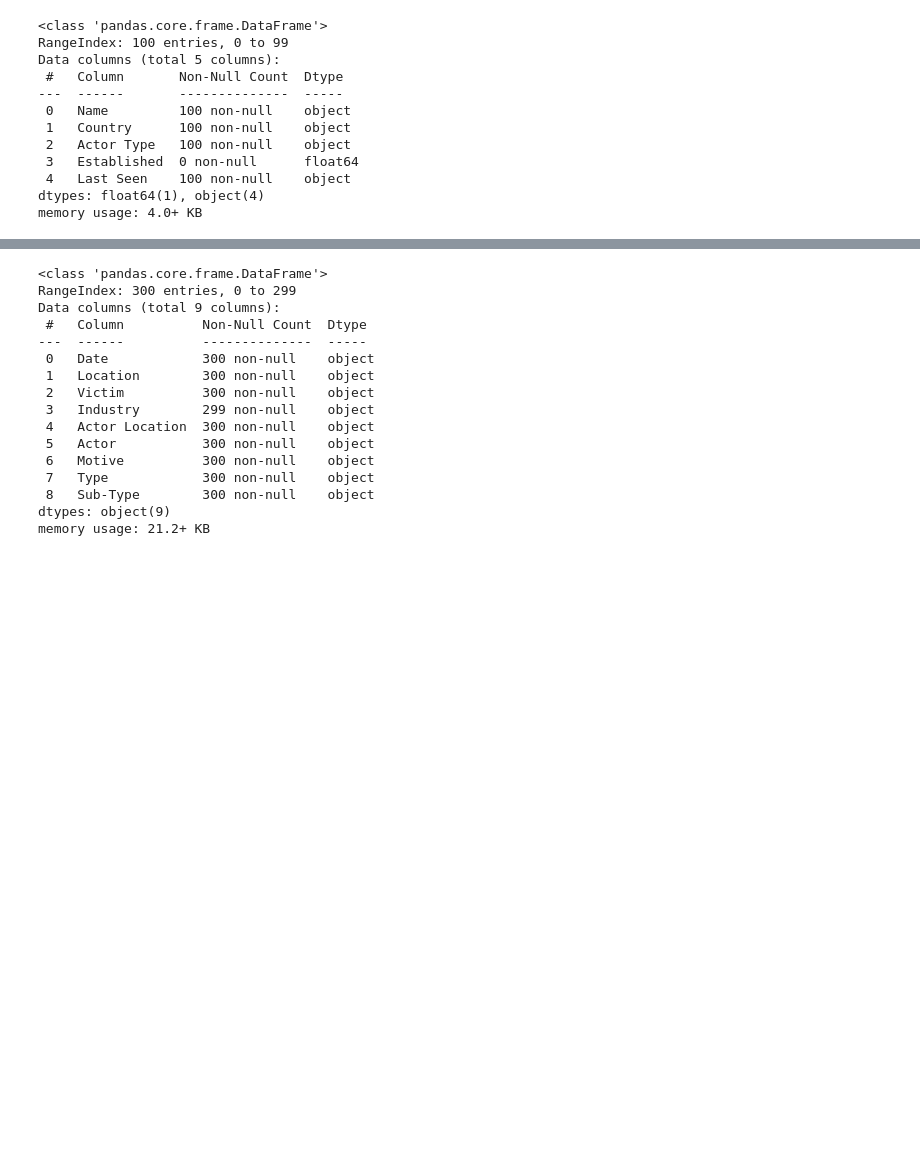
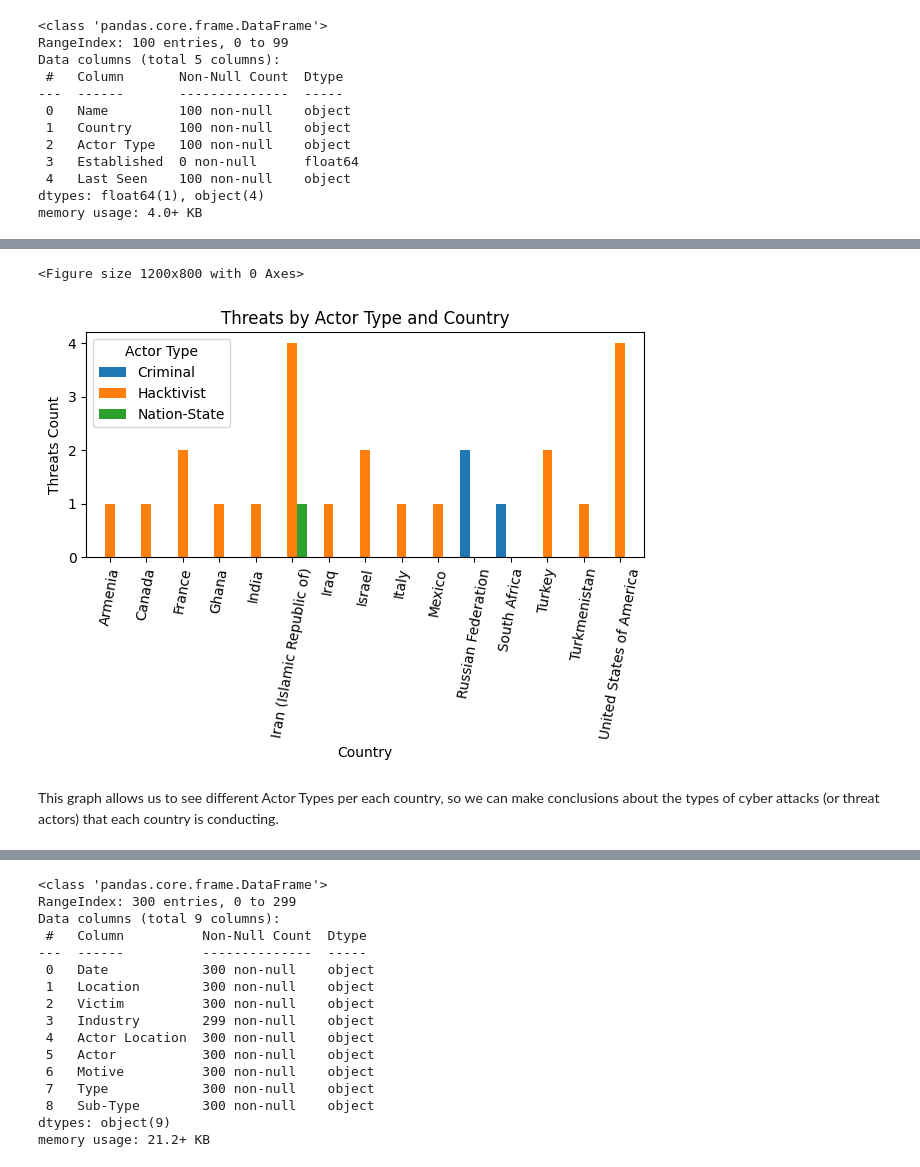
Before and after one commit to Sof0-0/CMPS3160_Project_CyberAttacks, a Jupyter notebook: DSProject.ipynb, the cells around one changed output, grey strips where cells are left out. Cells and saved outputs as stored; diff of their text form; code cells hidden in the pictures; blank space fills up the shorter version.

```diff
--- a/DSProject.ipynb
+++ b/DSProject.ipynb
@@ -53,0 +178,9 @@ In the first dataset above, we can see all detected Threat Actors.
+# %%
+filtered_df['Year'] = pd.to_datetime(filtered_df['Last Seen']).dt.year
+filtered_df['Year'] = filtered_df['Year'].astype(int) # extract the years for the tidier data and our convenience
+filtered_df['Year']
+# %%
+threats_cube = filtered_df.pivot_table(
+    index="Country", columns=['Actor Type'],
+    values='Year', aggfunc='count')                              # how to make this an int?
+threats_cube
@@ -53,0 +205,15 @@ In the first dataset above, we can see all detected Threat Actors.
+# %%
+plt.figure(figsize=(12, 8))  # Set figure size
+
+threats_cube.plot.bar(rot=80, width = 0.8)
+plt.xlabel('Country')
+plt.ylabel('Threats Count')
+plt.title('Threats by Actor Type and Country')
+plt.legend(title='Actor Type')
+plt.tight_layout()
+plt.show()
+# %% [output]
+<Figure size 1200x800 with 0 Axes>
+[figure, added]
+# %% [markdown]
+This graph allows us to see different Actor Types per each country, so we can make conclusions about the types of cyber attacks (or threat actors) that each country is conducting.
```
Also changed, not shown: parts of 31 cells of this notebook.
